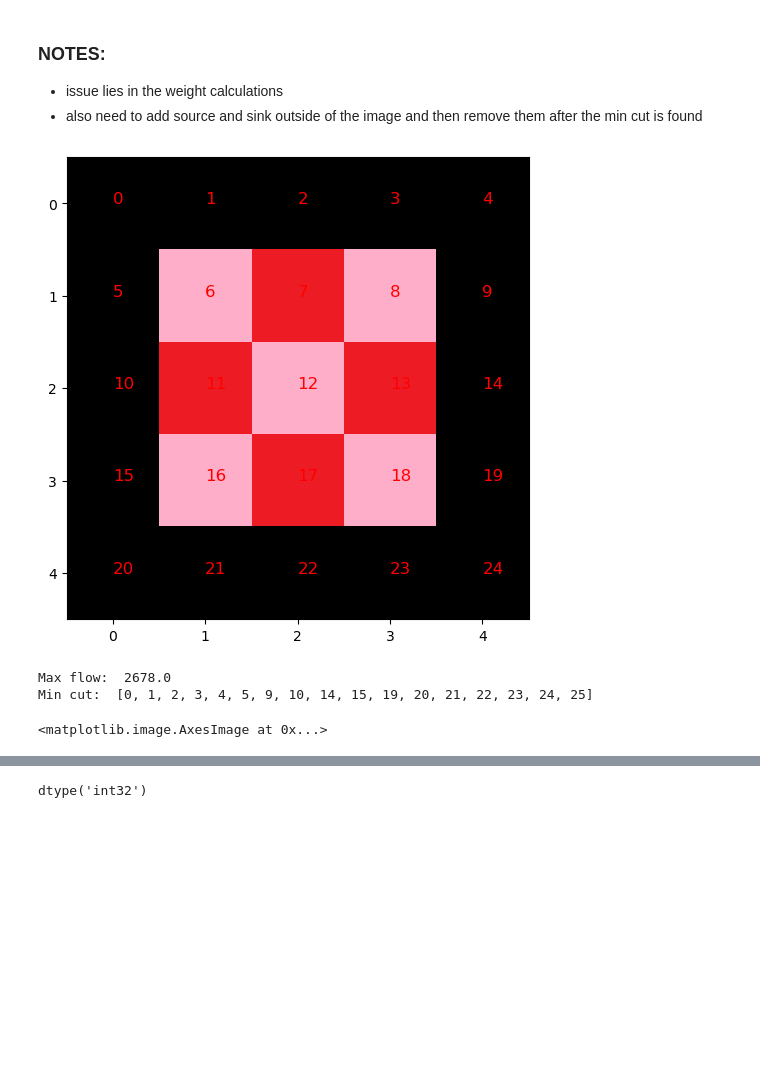
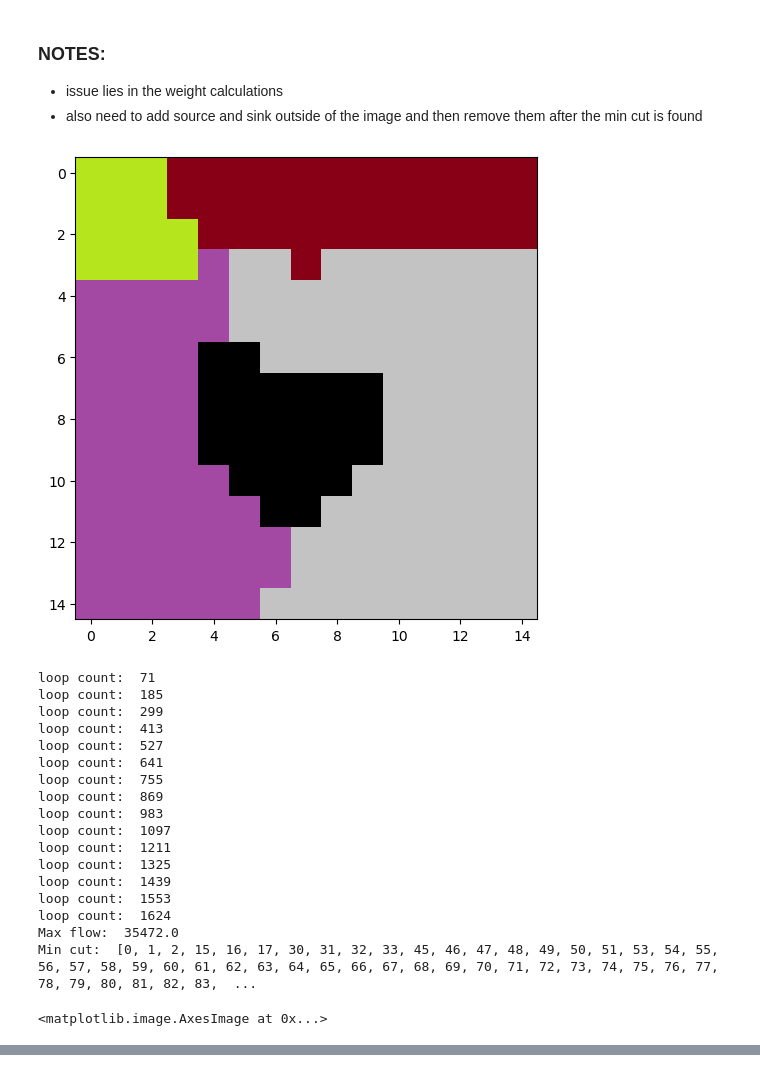
Before and after one commit to cake-dev/algo_stuff, a Jupyter notebook: Assignments/A2_FordFulkerson.ipynb, the cells around one changed output, grey strips where cells are left out. Cells and saved outputs as stored; diff of their text form; code cells hidden in the pictures; blank space fills up the shorter version.

```diff
--- a/Assignments/A2_FordFulkerson.ipynb
+++ b/Assignments/A2_FordFulkerson.ipynb
@@ -131,6 +131,7 @@ class SegmentationClass:
         self.x_a = None
         self.x_b = None
         self.resid_graph = None
+        self.loopcount = 0
 
     def set_hyperparameters(self, p0, x_a, x_b):
         self.p0 = p0
@@ -186,7 +187,9 @@ class SegmentationClass:
                         if 0 <= ni < N and 0 <= nj < N:
                             neighbor_idx = self.idx((ni, nj), N)
                             weight = self.calculatePixelWeight(I, (i, j), (ni, nj))
+                            self.loopcount += 1
                             A[current_idx][neighbor_idx] = weight
+            print("loop count: ", self.loopcount)
 
         self.resid_graph = A
 
@@ -275,8 +278,8 @@ class SegmentationClass:
 
 # load image into numpy array with pillow
 
-image_file = Image.open('../data/img/TestPics/test_Img_5.png')
-image_file = np.asarray(image_file).astype(np.int32)
+image_file = Image.open('../data/img/TestPics/test_Img_15.png')
+image_file = np.asarray(image_file).astype(np.int32) # CASTING THIS FIXED MY WHOLE PROGRAM!
 # keep only the first 3 channels (RGB)
 image_file = image_file[:, :, :3]
 
@@ -286,38 +289,53 @@ image_file = image_file[:, :, :3]
 #               [[0, 0, 255], [0, 0, 255], [255, 100, 0], [0, 0, 255], [0, 0, 255]],
 #               [[0, 0, 255], [0, 0, 255], [255, 100, 0], [0, 0, 255], [0, 0, 255]],
 #               [[0, 0, 255], [0, 0, 255], [255, 100, 0], [0, 0, 255], [0, 0, 255]],
 #               [[0, 0, 255], [0, 0, 255], [255, 100, 0], [0, 0, 255], [0, 0, 255]]])
 image = np.array([[[0, 0, 0], [0, 0, 0], [0, 0, 0], [0, 0, 0], [0, 0, 0]],
               [[0, 0, 0], [255, 174, 201], [237, 28, 36], [255, 174, 201], [0, 0, 0]],
               [[0, 0, 0], [237, 28, 36], [255, 174, 201], [237, 28, 36], [0, 0, 0]],
               [[0, 0, 0], [255, 174, 201], [237, 28, 36], [255, 174, 201], [0, 0, 0]],
               [[0, 0, 0], [0, 0, 0], [0, 0, 0], [0, 0, 0], [0, 0, 0]]])
 
 image = image_file
 
 # show the image, with labels in each pixel (ordered 0 to N^2)
 plt.imshow(image)
-for i in range(image.shape[0]):
-    for j in range(image.shape[1]):
-        plt.text(j, i, str(i * image.shape[0] + j), color='r', fontsize=12)
+# for i in range(image.shape[0]):
+#     for j in range(image.shape[1]):
+#         plt.text(j, i, str(i * image.shape[0] + j), color='r', fontsize=12)
 # make fig bigger
 fig = plt.gcf()
 fig.set_size_inches(6, 6)
 plt.show()
 
 
 # Example usage
 obj = SegmentationClass()
-obj.set_hyperparameters(p0=10, x_a=[1, 0], x_b=[1, 1])
+obj.set_hyperparameters(p0=10, x_a=[0, 0], x_b=[8, 6])
 
 # A = obj.construct_adjacency_matrix(image)
 
 segmenting_mask = obj.segment_image(image)
 
 # show the segmented image
 plt.imshow(segmenting_mask)
 # %% [output]
-[figure, old version]
+[figure, new version]
-Max flow:  2678.0
-Min cut:  [0, 1, 2, 3, 4, 5, 9, 10, 14, 15, 19, 20, 21, 22, 23, 24, 25]
+loop count:  71
+loop count:  185
+loop count:  299
+loop count:  413
+loop count:  527
+loop count:  641
+loop count:  755
+loop count:  869
+loop count:  983
+loop count:  1097
+loop count:  1211
+loop count:  1325
+loop count:  1439
+loop count:  1553
+loop count:  1624
+Max flow:  35472.0
+Min cut:  [0, 1, 2, 15, 16, 17, 30, 31, 32, 33, 45, 46, 47, 48, 49, 50, 51, 53, 54, 55, 56, 57, 58, 59, 60, 61, 62, 63, 64, 65, 66, 67, 68, 69, 70, 71, 72, 73, 74, 75, 76, 77, 78, 79, 80, 81, 82, 83,  ...
 <matplotlib.image.AxesImage at 0x...>
@@ -325,7 +343,5 @@ Min cut:  [0, 1, 2, 3, 4, 5, 9, 10, 14, 15, 19, 20, 21, 22, 23, 24, 25]
 # %%
 image.dtype
-# %% [output]
-dtype('int32')
 # %%
 obj.euclidean_distance_point(tuple([0,0]), tuple([1,2]))
 # %%
```
Also changed, not shown: parts of 2 cells of this notebook.
